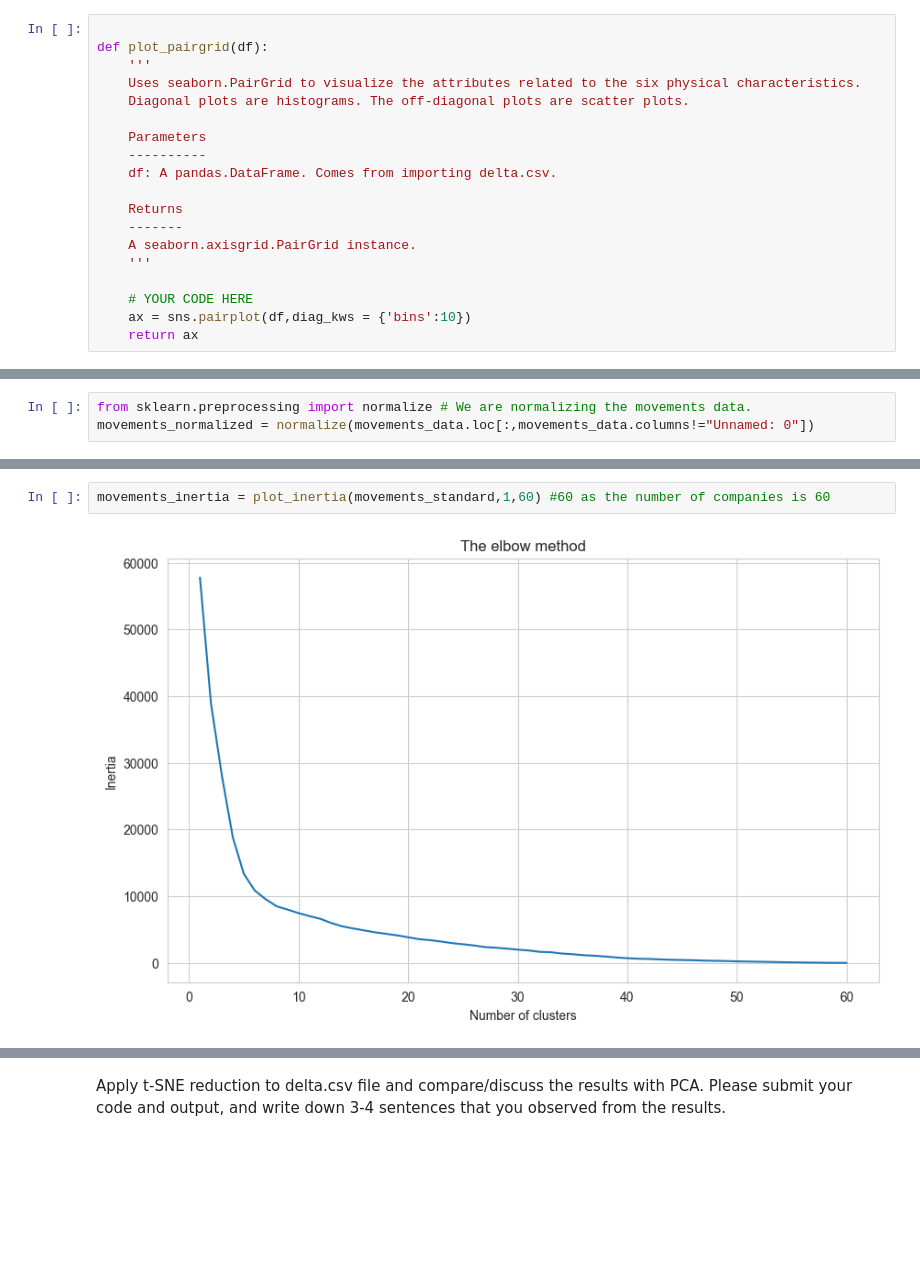
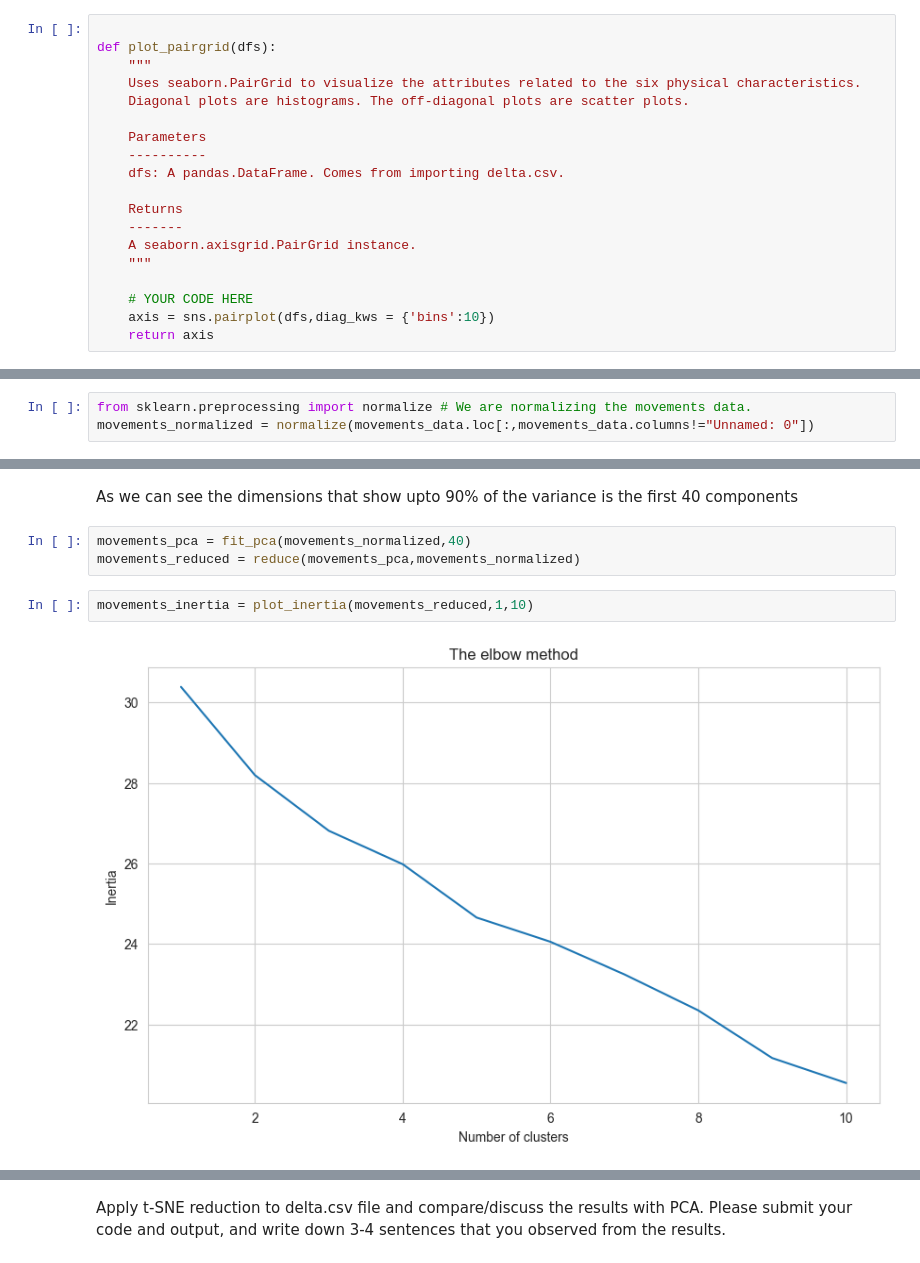
Before and after one commit to vishal-parameswaran/University-of-Chicago, a Jupyter notebook: Data Mining Principles/Assignment 2/Assignment_2_Srna.ipynb, the cells around one changed output, grey strips where cells are left out. Cells and saved outputs as stored; diff of their text form; blank space fills up the shorter version.

```diff
--- a/Data Mining Principles/Assignment 2/Assignment_2_Srna.ipynb
+++ b/Data Mining Principles/Assignment 2/Assignment_2_Srna.ipynb
@@ -76,23 +81,23 @@ These six variables are about in the middle of the data frame (and it's part of
 Write a function named plot_pairgrid() that takes a pandas.DataFrame and uses seaborn.PairGrid to visualize the attributes related to the six physical characteristics listed above. The plots on the diagonal should be histograms of corresponding attributes, and the off-diagonal should be scatter plots.
 # %%
 
-def plot_pairgrid(df):
-    '''
+def plot_pairgrid(dfs):
+    """
     Uses seaborn.PairGrid to visualize the attributes related to the six physical characteristics.
     Diagonal plots are histograms. The off-diagonal plots are scatter plots.
 
     Parameters
     ----------
-    df: A pandas.DataFrame. Comes from importing delta.csv.
+    dfs: A pandas.DataFrame. Comes from importing delta.csv.
 
     Returns
     -------
     A seaborn.axisgrid.PairGrid instance.
-    '''
+    """
 
     # YOUR CODE HERE
-    ax = sns.pairplot(df,diag_kws = {'bins':10})
-    return ax
+    axis = sns.pairplot(dfs,diag_kws = {'bins':10})
+    return axis
 # %%
 pg = plot_pairgrid(df.loc[:,df.columns.isin(['Cruising Speed (mph)', 'Range (miles)', 'Engines','Wingspan (ft)', 'Tail Height (ft)', 'Length (ft)'])]) #your answer should look like this
 # %% [output]
@@ -1069,5 +1083,10 @@ def plot_tsne(df,learning_rate,clusters):
-# %%
-movements_inertia = plot_inertia(movements_standard,1,60) #60 as the number of companies is 60
-# %% [output]
-[figure, removed]
+# %% [markdown]
+As we can see the dimensions that show upto 90% of the variance is the first 40 components
+# %%
+movements_pca = fit_pca(movements_normalized,40)
+movements_reduced = reduce(movements_pca,movements_normalized)
+# %%
+movements_inertia = plot_inertia(movements_reduced,1,10)
+# %% [output]
+[figure, added]
 # %%
```
Also changed, not shown: parts of 77 cells of this notebook, 4 other files.
